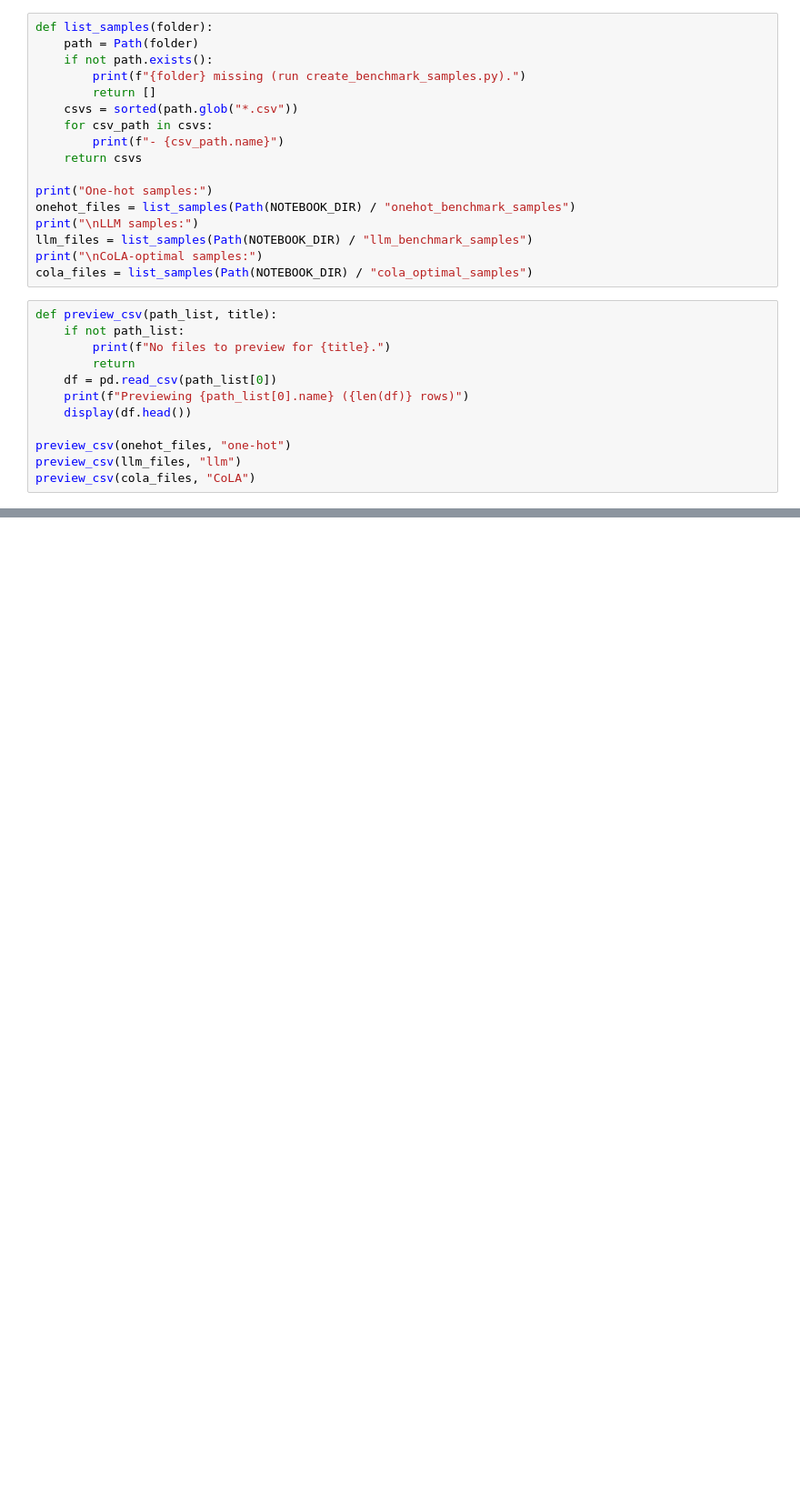
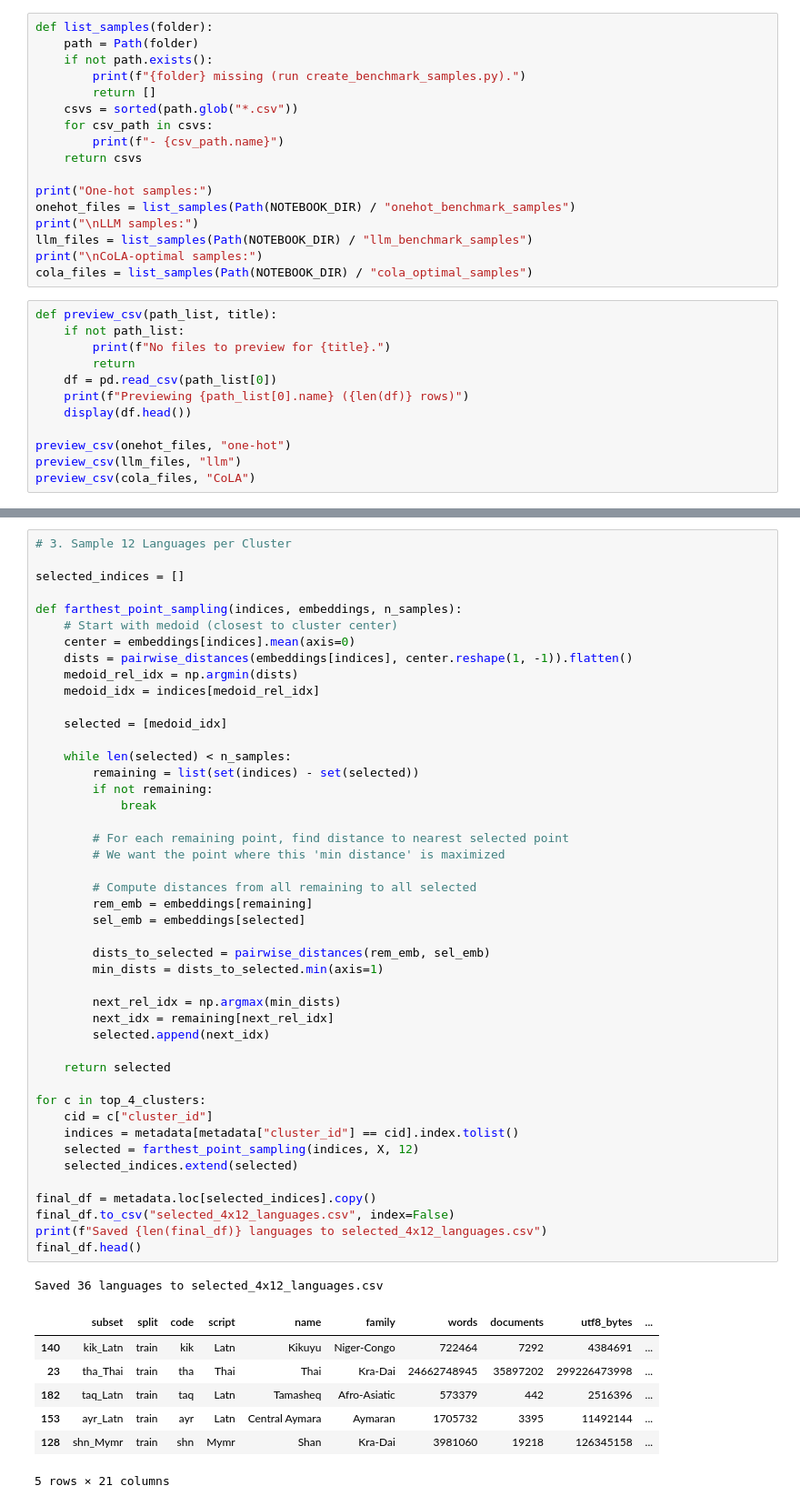
Before and after one commit to dice-group/HTYLLM-PG, a Jupyter notebook: approaches/CoLA/data_prep/data_sampling_overview.ipynb, the cells around one changed output, grey strips where cells are left out. Shown at 91% size. Drawn from its saved outputs; the diff is of its cells as text; blank space fills up the shorter version.

Commit message:
saved files

```diff
--- a/approaches/CoLA/data_prep/data_sampling_overview.ipynb
+++ b/approaches/CoLA/data_prep/data_sampling_overview.ipynb
@@ -117,0 +219,54 @@ preview_csv(cola_files, "CoLA")
+# %%
+# 3. Sample 12 Languages per Cluster
+
+selected_indices = []
+
+def farthest_point_sampling(indices, embeddings, n_samples):
+    # Start with medoid (closest to cluster center)
+    center = embeddings[indices].mean(axis=0)
+    dists = pairwise_distances(embeddings[indices], center.reshape(1, -1)).flatten()
+    medoid_rel_idx = np.argmin(dists)
+    medoid_idx = indices[medoid_rel_idx]
+
+    selected = [medoid_idx]
+
+    while len(selected) < n_samples:
+        remaining = list(set(indices) - set(selected))
+        if not remaining:
+            break
+
+        # For each remaining point, find distance to nearest selected point
+        # We want the point where this 'min distance' is maximized
+
+        # Compute distances from all remaining to all selected
+        rem_emb = embeddings[remaining]
+        sel_emb = embeddings[selected]
+
+        dists_to_selected = pairwise_distances(rem_emb, sel_emb)
+        min_dists = dists_to_selected.min(axis=1)
+
+        next_rel_idx = np.argmax(min_dists)
+        next_idx = remaining[next_rel_idx]
+        selected.append(next_idx)
+
+    return selected
+
+for c in top_4_clusters:
+    cid = c["cluster_id"]
+    indices = metadata[metadata["cluster_id"] == cid].index.tolist()
+    selected = farthest_point_sampling(indices, X, 12)
+    selected_indices.extend(selected)
+
+final_df = metadata.loc[selected_indices].copy()
+final_df.to_csv("selected_4x12_languages.csv", index=False)
+print(f"Saved {len(final_df)} languages to selected_4x12_languages.csv")
+final_df.head()
+# %% [output]
+Saved 36 languages to selected_4x12_languages.csv
+|  | subset | split | code | script | name | family | words | documents | utf8_bytes | ... |
+| 140 | kik_Latn | train | kik | Latn | Kikuyu | Niger-Congo | 722464 | 7292 | 4384691 | ... |
+| 23 | tha_Thai | train | tha | Thai | Thai | Kra-Dai | 24662748945 | 35897202 | 299226473998 | ... |
+| 182 | taq_Latn | train | taq | Latn | Tamasheq | Afro-Asiatic | 573379 | 442 | 2516396 | ... |
+| 153 | ayr_Latn | train | ayr | Latn | Central Aymara | Aymaran | 1705732 | 3395 | 11492144 | ... |
+| 128 | shn_Mymr | train | shn | Mymr | Shan | Kra-Dai | 3981060 | 19218 | 126345158 | ... |
+5 rows × 21 columns
```
Also changed, not shown: parts of 11 cells of this notebook, 3 other files.
